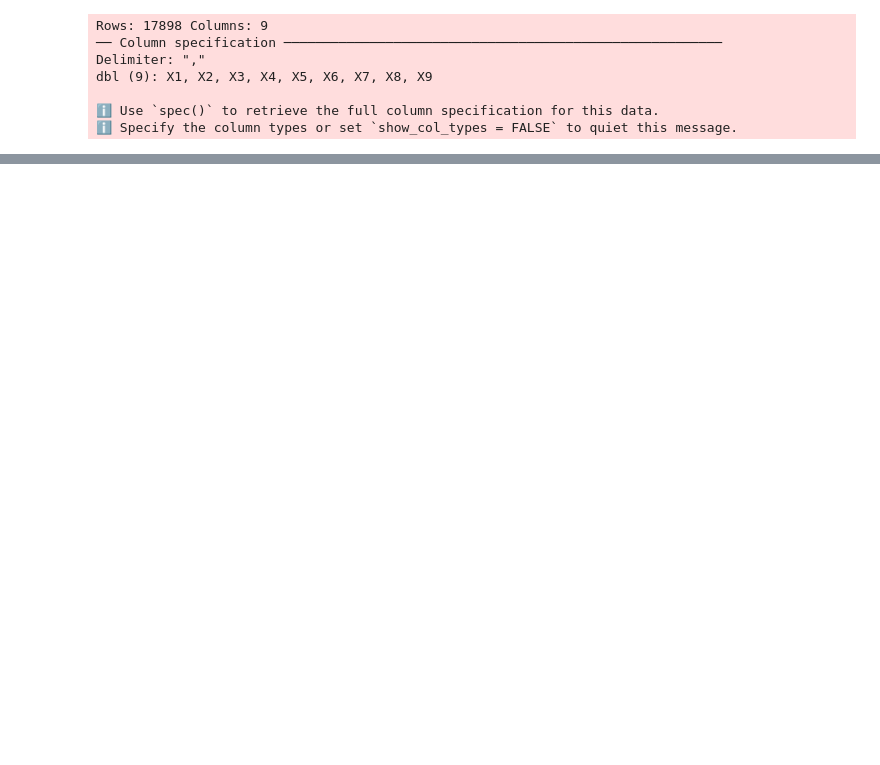
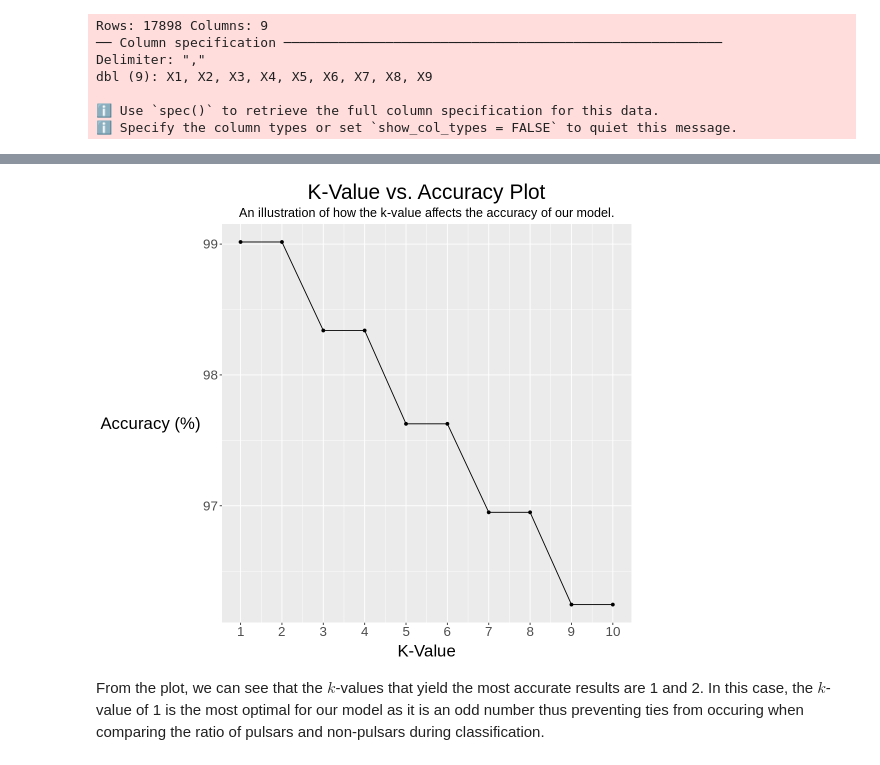
Before and after one commit to IDEKENTERPRISES/dsci-pulsar, a Jupyter notebook: optimal_k_value.ipynb, the cells around one changed output, grey strips where cells are left out. Cells and saved outputs as stored; diff of their text form; code cells hidden in the pictures; blank space fills up the shorter version.

```diff
--- a/optimal_k_value.ipynb
+++ b/optimal_k_value.ipynb
@@ -88,20 +88,23 @@ pulsar_data_tune <- nearest_neighbor(weight_func = "rectangular", neighbors = tu
 pulsar_data_vfold <- vfold_cv(pulsar_data_training, v = 5, strata = class)
 # %%
 # Create workflow
+
+grid_vals <- tibble(neighbors = 1:10)
 
 pulsar_data_results <- workflow() |>
                        add_recipe(pulsar_data_recipe) |>
                        add_model(pulsar_data_tune) |>
-                       tune_grid(resamples = pulsar_data_vfold, grid = 10) |>
+                       tune_grid(resamples = pulsar_data_vfold, grid = grid_vals) |>
                        collect_metrics()
 # %%
-pulsar_data_results <- pulsar_data_results |>
-                       filter(.metric == "accuracy") |>
-                       filter(mean == max(mean))
+pulsar_data_accuracy_results <- pulsar_data_results |>
+                       filter(.metric == "accuracy") # Filters to only the accuracy metric.
 
-pulsar_data_optimal_k <- pulsar_data_results |>
-                         select(n) |>
-                         pull()
+pulsar_data_accuracy_results
+
+pulsar_data_optimal_k <- pulsar_data_accuracy_results |>
+                         filter(mean == max(mean)) |>
+                         select(neighbors) # Gets the optimal k-value.
 
 pulsar_data_optimal_k
 # %% [output]
@@ -138,0 +159,29 @@ A tibble: 1 × 3
+# %%
+options(repr.plot.width = 9, repr.plot.height = 8) # Resize the plot.
+
+# pulsar_data_results |>
+#     filter(.metric == "accuracy") # Uncomment this to show all accuracies in a table.
+
+pulsar_data_results_plot <- pulsar_data_results |>
+                filter(.metric == "accuracy") |>
+                select(neighbors, mean) |>
+                mutate(mean = mean*100) |> # Converts the accuracy from a decimal to a percentage.
+                ggplot(aes(x = neighbors, y = mean)) +
+                geom_line() +
+                geom_point() +
+                labs(x = "K-Value",
+                     y = "Accuracy (%)",
+                     title = "K-Value vs. Accuracy Plot",
+                     subtitle = "An illustration of how the k-value affects the accuracy of our model.") +
+                theme(text = element_text(size=20),
+                      plot.subtitle = element_text(size=15, hjust = 0.5),
+                      plot.title = element_text(size = 25, hjust = 0.5),
+                      axis.title.y = element_text(size=20, angle = 0, vjust = 0.5),
+                      axis.title.x = element_text(size=20, vjust = -0.25)) + # Makes the text more readable. +
+                scale_x_continuous(breaks = 1:10) # Make the x-axis values go from the integers 1-10.
+
+pulsar_data_results_plot
+# %% [output]
+[figure, added]
+# %% [markdown]
+From the plot, we can see that the $k$-values that yield the most accurate results are 1 and 2. In this case, the $k$-value of 1 is the most optimal for our model as it is an odd number thus preventing ties from occuring when comparing the ratio of pulsars and non-pulsars during classification.
```
Also changed, not shown: parts of 3 cells of this notebook.
